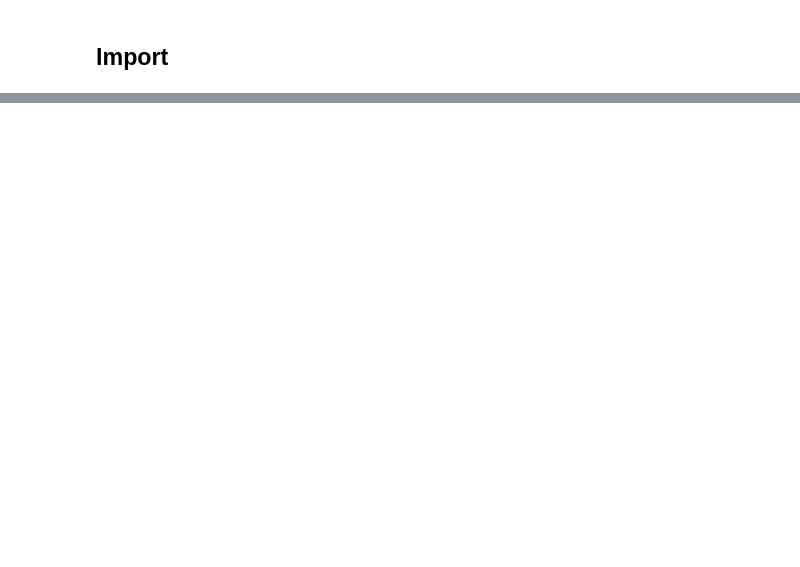
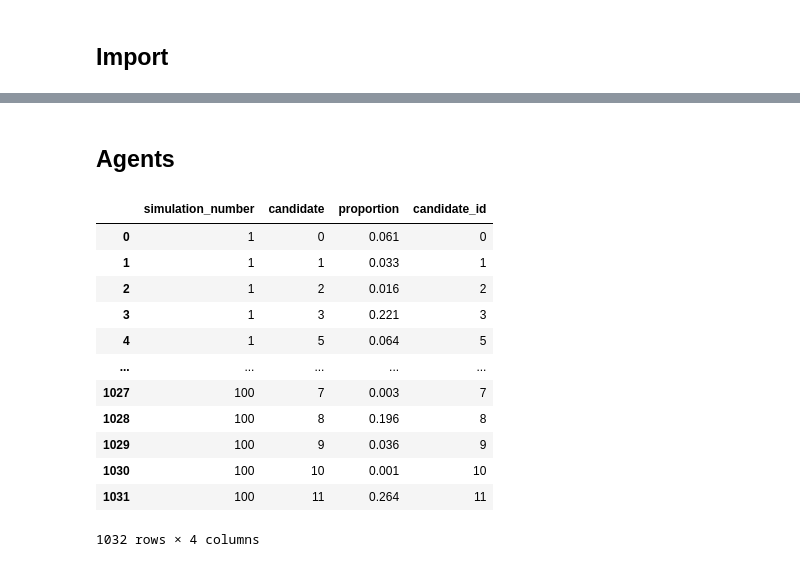
Before and after one commit to centre-for-humanities-computing/european-city-inference, a Jupyter notebook: simulation_n_agent.ipynb, the cells around one changed output, grey strips where cells are left out. Cells and saved outputs as stored; diff of their text form; code cells hidden in the pictures; blank space fills up the shorter version.

```diff
--- a/simulation_n_agent.ipynb
+++ b/simulation_n_agent.ipynb
@@ -391,0 +63,2 @@ Deprecated since `altair=5.0.0`. Use add_params instead.
+# %% [markdown]
+## Agents
@@ -391,0 +109,36 @@ Deprecated since `altair=5.0.0`. Use add_params instead.
+# %%
+# Prepare a list to store proportions for each simulation
+rows = []
+
+for i, sim in enumerate(simulations):
+    total_votes = len(sim)
+    unique, counts = np.unique(sim, return_counts=True)
+    for candidate, count in zip(unique, counts):
+        rows.append({
+            'simulation_number': i + 1,  # simulation numbers 1–10
+            'candidate': candidate,
+            'proportion': count / total_votes
+        })
+
+# Convert to DataFrame
+df_simulations = pd.DataFrame(rows)
+
+# Optional: convert candidate to categorical for Altair
+df_simulations['candidate'] = df_simulations['candidate'].astype('category')
+df_simulations['candidate_id'] = df_simulations['candidate'].cat.codes
+
+df_simulations
+# %% [output]
+|  | simulation_number | candidate | proportion | candidate_id |
+| 0 | 1 | 0 | 0.061 | 0 |
+| 1 | 1 | 1 | 0.033 | 1 |
+| 2 | 1 | 2 | 0.016 | 2 |
+| 3 | 1 | 3 | 0.221 | 3 |
+| 4 | 1 | 5 | 0.064 | 5 |
+| ... | ... | ... | ... | ... |
+| 1027 | 100 | 7 | 0.003 | 7 |
+| 1028 | 100 | 8 | 0.196 | 8 |
+| 1029 | 100 | 9 | 0.036 | 9 |
+| 1030 | 100 | 10 | 0.001 | 10 |
+| 1031 | 100 | 11 | 0.264 | 11 |
+1032 rows × 4 columns
```
Also changed, not shown: parts of 41 cells of this notebook, 1 other file.
